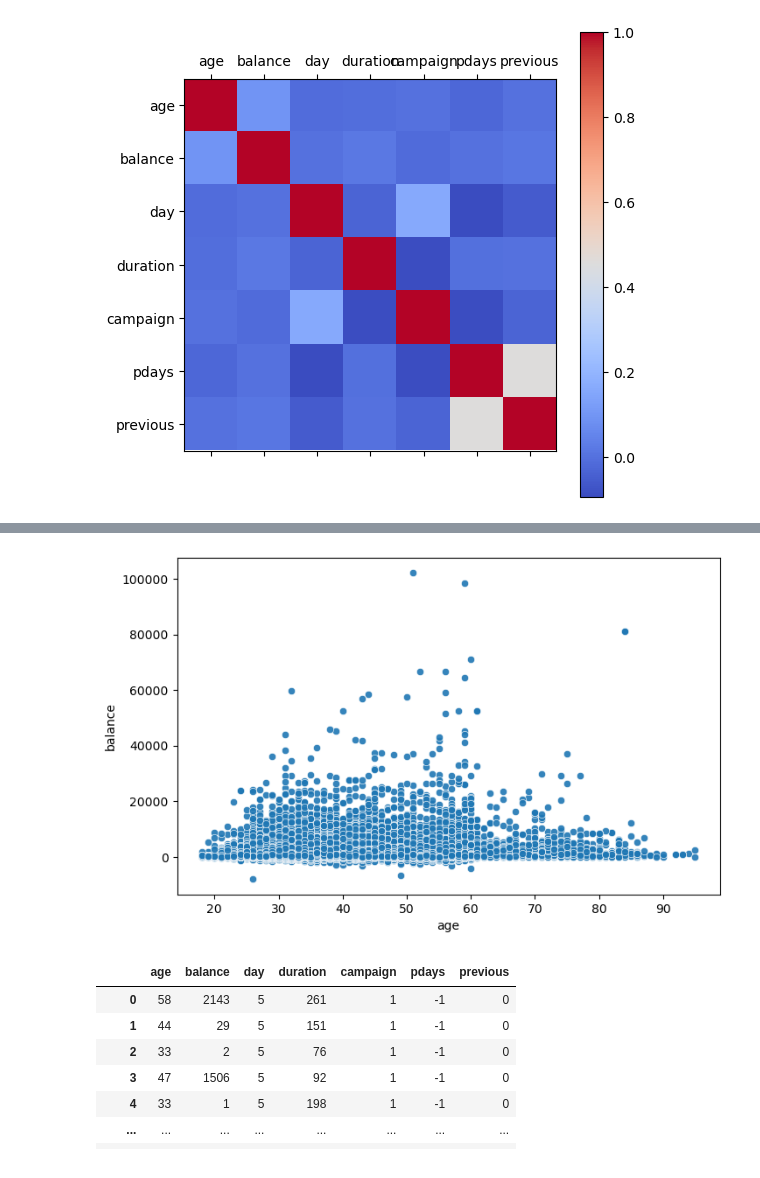
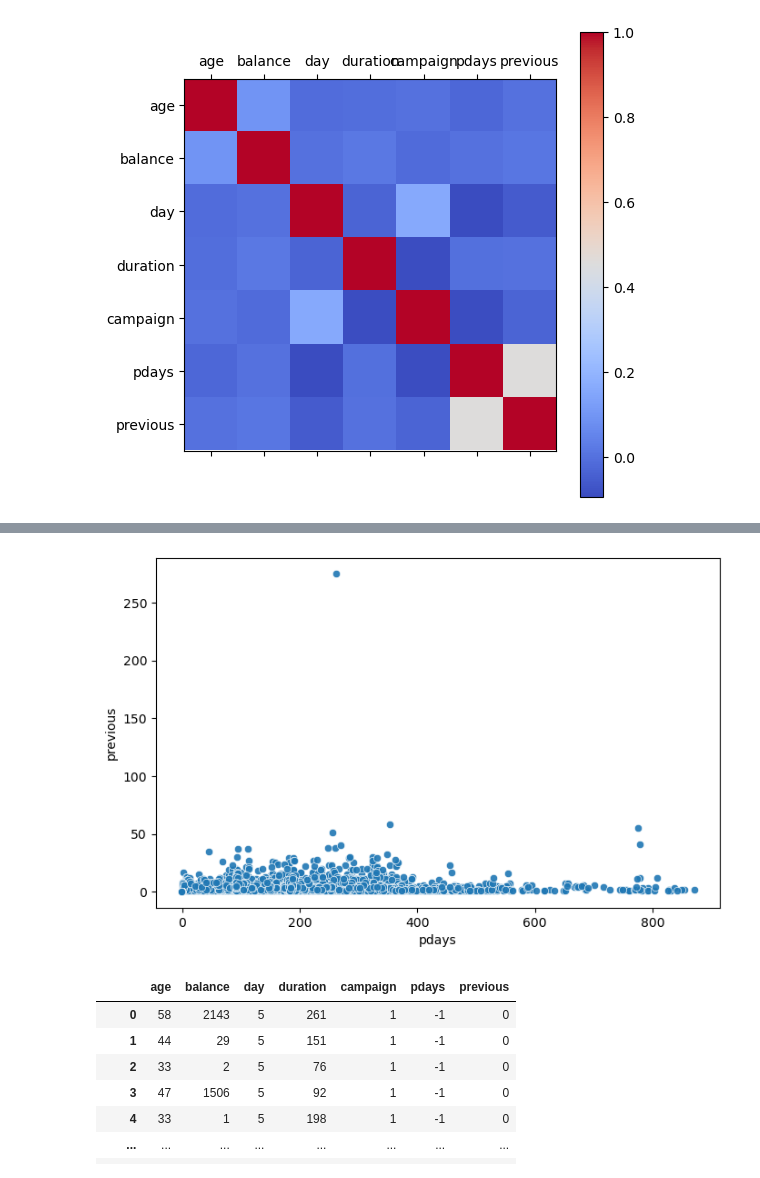
Before and after one commit to eusoumarkinhoz/ML2.2_ensemble_methods_intro, a Jupyter notebook: notebook/ML2.2_EnsembleLearning_orig.ipynb, the cells around one changed output, grey strips where cells are left out. Cells and saved outputs as stored; diff of their text form; code cells hidden in the pictures.

```diff
--- a/notebook/EnsembleLearning_v2.ipynb
+++ b/notebook/ML2.2_EnsembleLearning_orig.ipynb
@@ -122,11 +156,11 @@ Text(0.5, 1.0, 'Correlation heatmap')
 # %%
 import seaborn as sns
 
 plt.figure(figsize=(8,5))
-sns.scatterplot(x='age', y='balance', data=numerical_df, alpha=0.9)
+sns.scatterplot(x='pdays', y='previous', data=numerical_df, alpha=0.9)
 plt.show()
 # %% [output]
-[figure, old version]
+[figure, new version]
 # %%
 numerical_df
 # %% [output]
```
Also changed, not shown: parts of 22 cells of this notebook, 2 other files.
